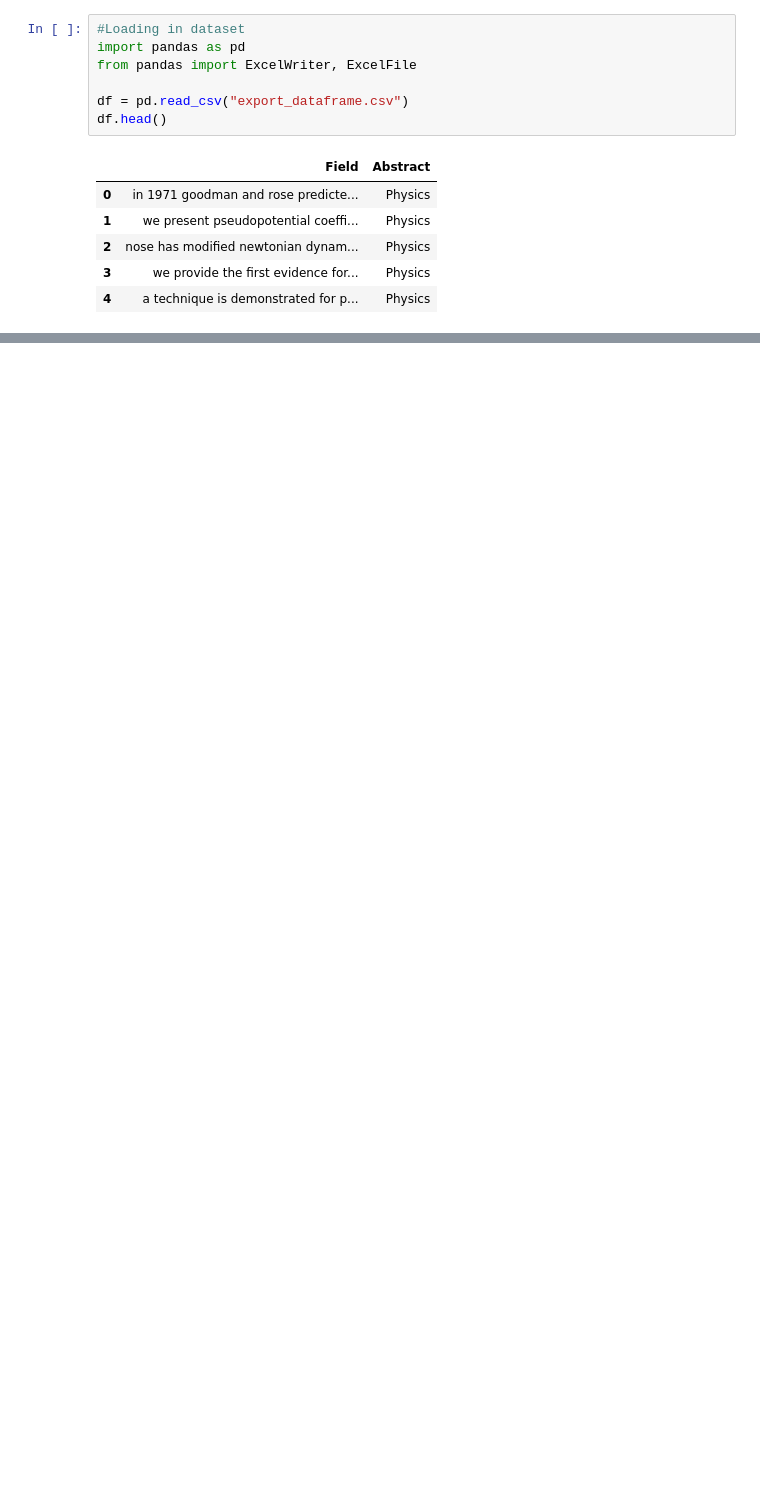
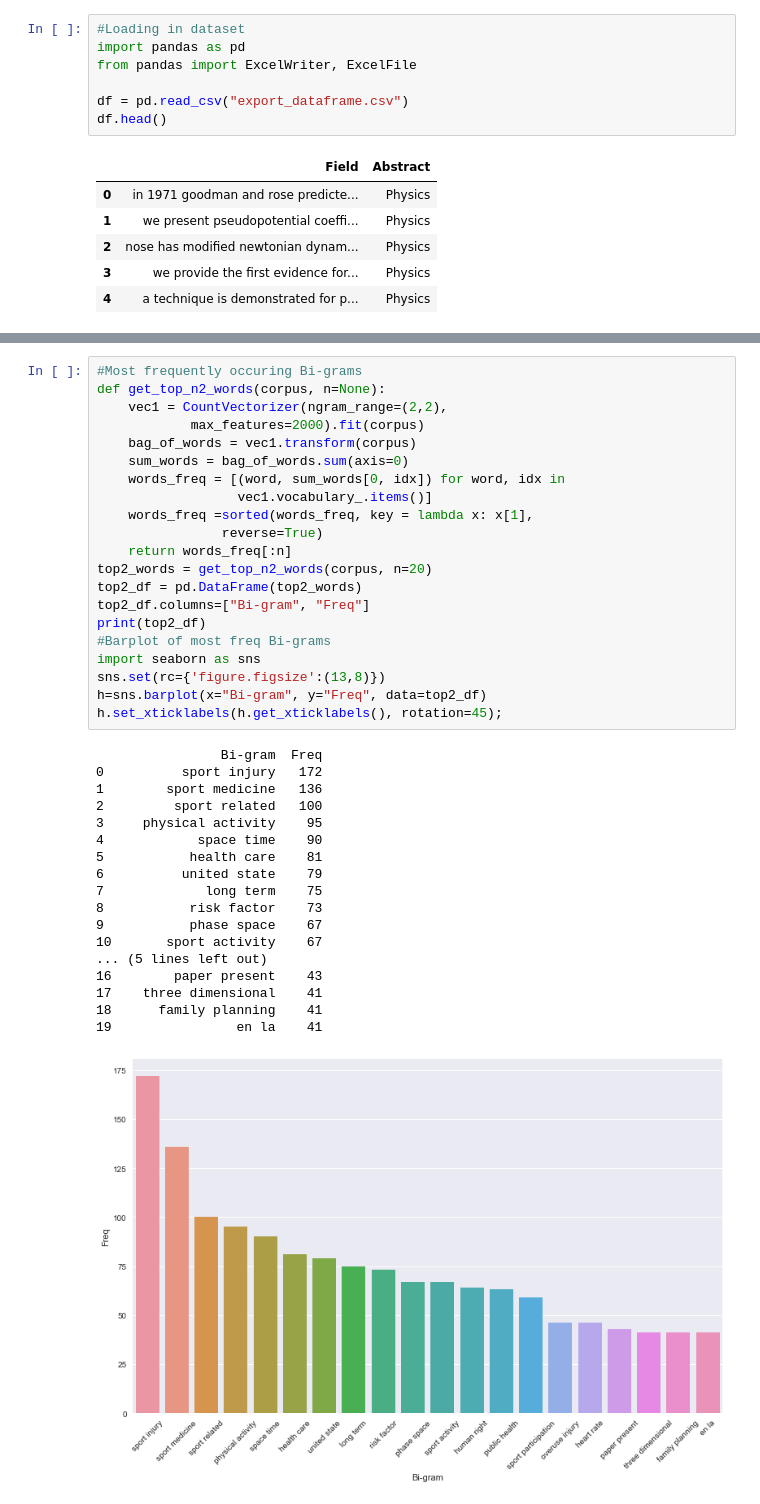
Before and after one commit to tliboro/WiDS_NLP, a Jupyter notebook: dtm.ipynb, the cells around one changed output, grey strips where cells are left out. Cells and saved outputs as stored; diff of their text form; blank space fills up the shorter version.

```diff
--- a/dtm.ipynb
+++ b/dtm.ipynb
@@ -74,0 +166,40 @@ dataframe.head()
+# %%
+#Most frequently occuring Bi-grams
+def get_top_n2_words(corpus, n=None):
+    vec1 = CountVectorizer(ngram_range=(2,2),
+            max_features=2000).fit(corpus)
+    bag_of_words = vec1.transform(corpus)
+    sum_words = bag_of_words.sum(axis=0)
+    words_freq = [(word, sum_words[0, idx]) for word, idx in
+                  vec1.vocabulary_.items()]
+    words_freq =sorted(words_freq, key = lambda x: x[1],
+                reverse=True)
+    return words_freq[:n]
+top2_words = get_top_n2_words(corpus, n=20)
+top2_df = pd.DataFrame(top2_words)
+top2_df.columns=["Bi-gram", "Freq"]
+print(top2_df)
+#Barplot of most freq Bi-grams
+import seaborn as sns
+sns.set(rc={'figure.figsize':(13,8)})
+h=sns.barplot(x="Bi-gram", y="Freq", data=top2_df)
+h.set_xticklabels(h.get_xticklabels(), rotation=45);
+# %% [output]
+                Bi-gram  Freq
+0          sport injury   172
+1        sport medicine   136
+2         sport related   100
+3     physical activity    95
+4            space time    90
+5           health care    81
+6          united state    79
+7             long term    75
+8           risk factor    73
+9           phase space    67
+10       sport activity    67
+... (5 lines left out)
+16        paper present    43
+17    three dimensional    41
+18      family planning    41
+19                en la    41
+[figure, added]
```
Also changed, not shown: parts of 29 cells of this notebook.
